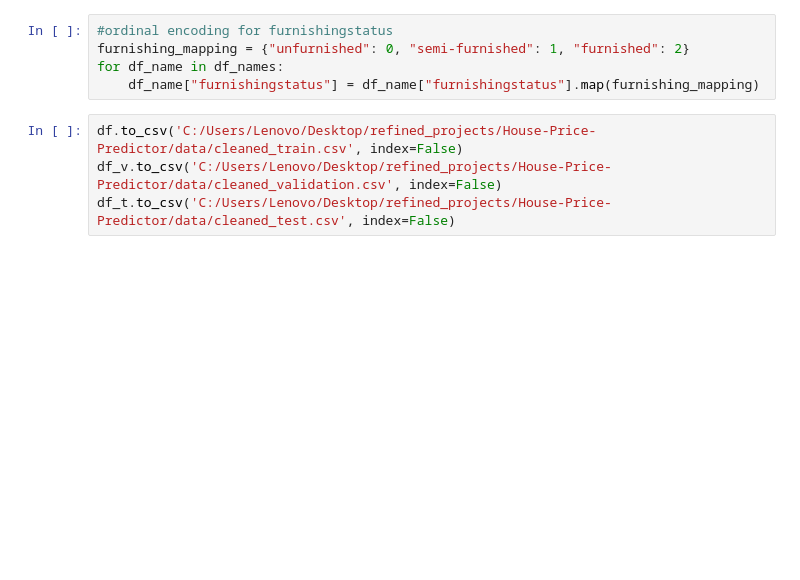
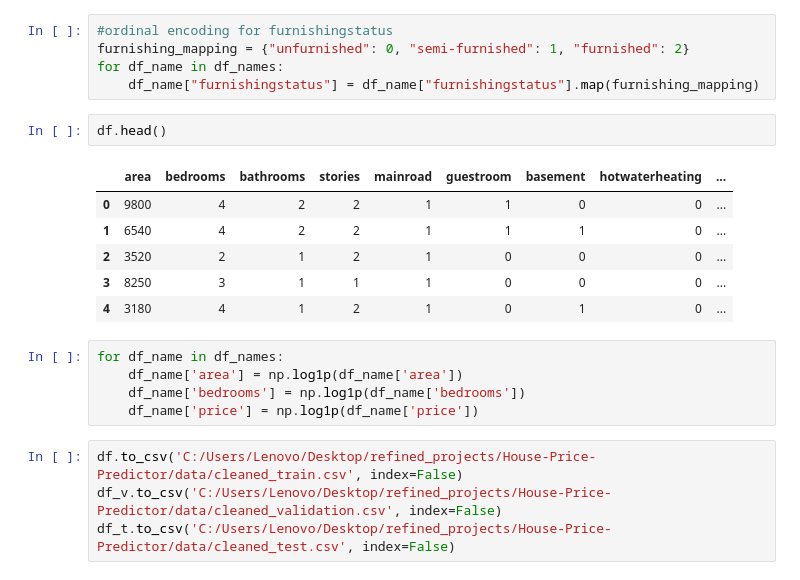
Before and after one commit to Sumitlasiwa/HousePricePredictor, a Jupyter notebook: notebooks/2_Feature_engineering.ipynb, the cells around one changed output. Saved outputs shown, nothing was run; the diff lists cells and outputs as text; blank space fills up the shorter version.

```diff
--- a/notebooks/2_Feature_engineering.ipynb
+++ b/notebooks/2_Feature_engineering.ipynb
@@ -25,6 +25,20 @@ for df_name in df_names:
 furnishing_mapping = {"unfurnished": 0, "semi-furnished": 1, "furnished": 2}
 for df_name in df_names:
     df_name["furnishingstatus"] = df_name["furnishingstatus"].map(furnishing_mapping)
+# %%
+df.head()
+# %% [output]
+|  | area | bedrooms | bathrooms | stories | mainroad | guestroom | basement | hotwaterheating | ... |
+| 0 | 9800 | 4 | 2 | 2 | 1 | 1 | 0 | 0 | ... |
+| 1 | 6540 | 4 | 2 | 2 | 1 | 1 | 1 | 0 | ... |
+| 2 | 3520 | 2 | 1 | 2 | 1 | 0 | 0 | 0 | ... |
+| 3 | 8250 | 3 | 1 | 1 | 1 | 0 | 0 | 0 | ... |
+| 4 | 3180 | 4 | 1 | 2 | 1 | 0 | 1 | 0 | ... |
+# %%
+for df_name in df_names:
+    df_name['area'] = np.log1p(df_name['area'])
+    df_name['bedrooms'] = np.log1p(df_name['bedrooms'])
+    df_name['price'] = np.log1p(df_name['price'])
 # %%
 df.to_csv('C:/Users/Lenovo/Desktop/refined_projects/House-Price-Predictor/data/cleaned_train.csv', index=False)
 df_v.to_csv('C:/Users/Lenovo/Desktop/refined_projects/House-Price-Predictor/data/cleaned_validation.csv', index=False)
```
Also changed, not shown: 3 other files.
